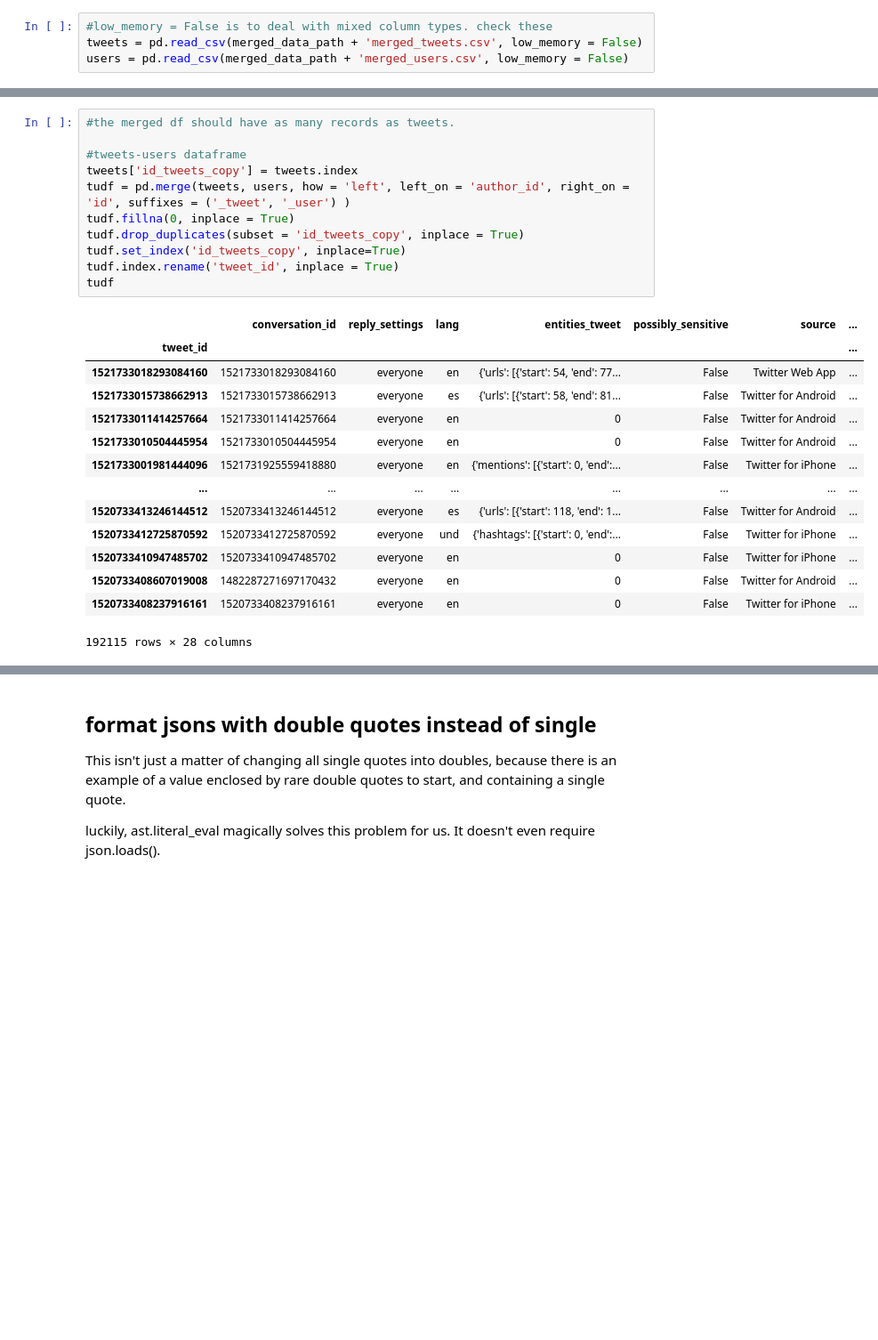
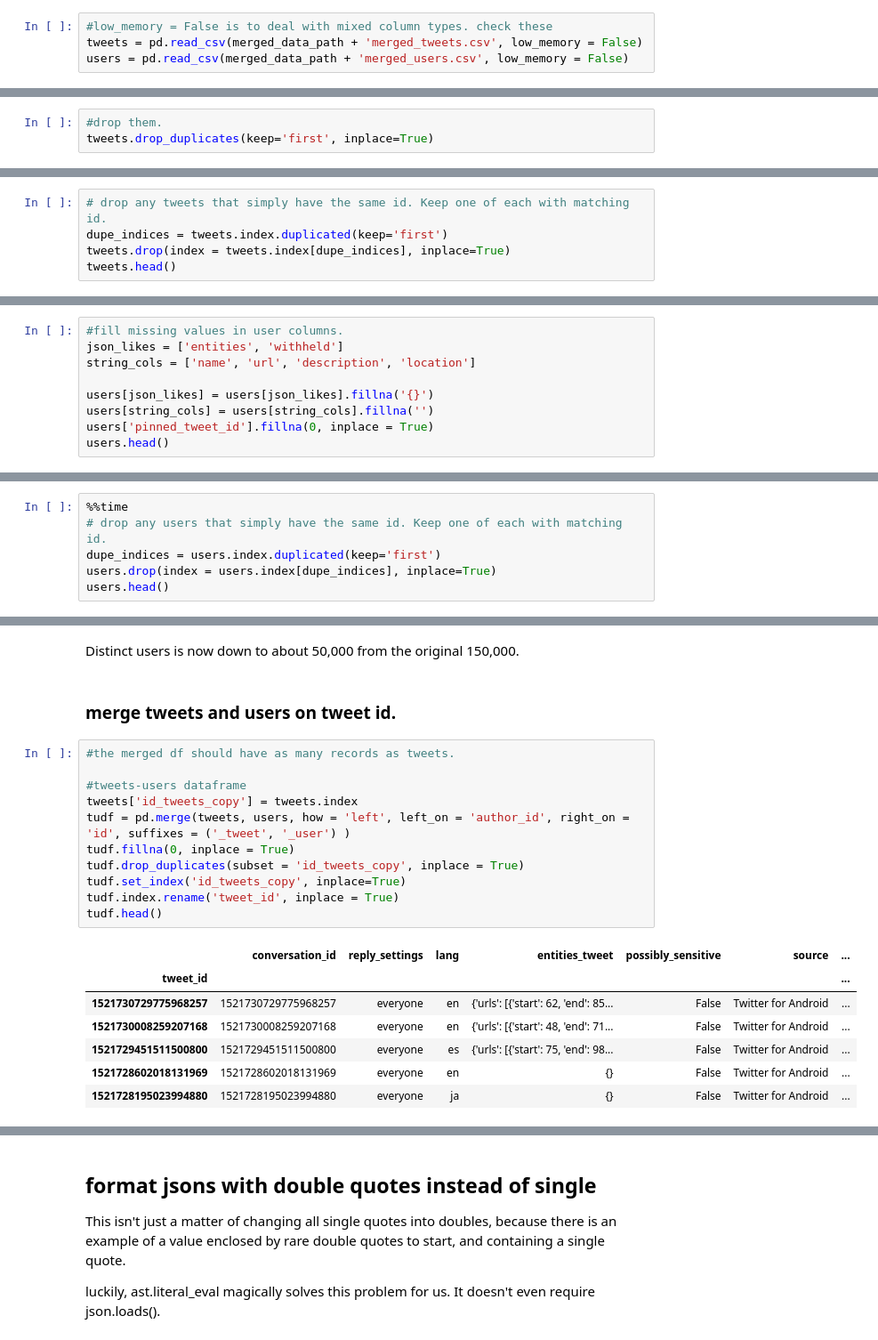
Before and after one commit to dtersegno/capstone, a Jupyter notebook: data_acquisition/4_EDA.ipynb, the cells around one changed output, grey strips where cells are left out. Shown at 89% size. Cells and saved outputs as stored; diff of their text form; blank space fills up the shorter version.

Commit message:
more json eda

```diff
--- a/data_acquisition/4_EDA.ipynb
+++ b/data_acquisition/4_EDA.ipynb
@@ -73,0 +198,3 @@ len(tweets), len(users)
+# %%
+#drop them.
+tweets.drop_duplicates(keep='first', inplace=True)
@@ -73,0 +220,5 @@ len(tweets), len(users)
+# %%
+# drop any tweets that simply have the same id. Keep one of each with matching id.
+dupe_indices = tweets.index.duplicated(keep='first')
+tweets.drop(index = tweets.index[dupe_indices], inplace=True)
+tweets.head()
@@ -73,0 +310,9 @@ len(tweets), len(users)
+# %%
+#fill missing values in user columns.
+json_likes = ['entities', 'withheld']
+string_cols = ['name', 'url', 'description', 'location']
+
+users[json_likes] = users[json_likes].fillna('{}')
+users[string_cols] = users[string_cols].fillna('')
+users['pinned_tweet_id'].fillna(0, inplace = True)
+users.head()
@@ -73,0 +348,6 @@ len(tweets), len(users)
+# %%
+%%time
+# drop any users that simply have the same id. Keep one of each with matching id.
+dupe_indices = users.index.duplicated(keep='first')
+users.drop(index = users.index[dupe_indices], inplace=True)
+users.head()
@@ -74,26 +385,23 @@ len(tweets), len(users)
+# %% [markdown]
+Distinct users is now down to about 50,000 from the original 150,000.
+# %% [markdown]
+### merge tweets and users on tweet id.
 # %%
 #the merged df should have as many records as tweets.
 
 #tweets-users dataframe
 tweets['id_tweets_copy'] = tweets.index
 tudf = pd.merge(tweets, users, how = 'left', left_on = 'author_id', right_on = 'id', suffixes = ('_tweet', '_user') )
 tudf.fillna(0, inplace = True)
 tudf.drop_duplicates(subset = 'id_tweets_copy', inplace = True)
 tudf.set_index('id_tweets_copy', inplace=True)
 tudf.index.rename('tweet_id', inplace = True)
-tudf
+tudf.head()
 # %% [output]
 |  | conversation_id | reply_settings | lang | entities_tweet | possibly_sensitive | source | ... |
 | tweet_id |  |  |  |  |  |  | ... |
-| 1521733018293084160 | 1521733018293084160 | everyone | en | {'urls': [{'start': 54, 'end': 77... | False | Twitter Web App | ... |
-| 1521733015738662913 | 1521733015738662913 | everyone | es | {'urls': [{'start': 58, 'end': 81... | False | Twitter for Android | ... |
-| 1521733011414257664 | 1521733011414257664 | everyone | en | 0 | False | Twitter for Android | ... |
-| 1521733010504445954 | 1521733010504445954 | everyone | en | 0 | False | Twitter for Android | ... |
-| 1521733001981444096 | 1521731925559418880 | everyone | en | {'mentions': [{'start': 0, 'end':... | False | Twitter for iPhone | ... |
-| ... | ... | ... | ... | ... | ... | ... | ... |
-| 1520733413246144512 | 1520733413246144512 | everyone | es | {'urls': [{'start': 118, 'end': 1... | False | Twitter for Android | ... |
-| 1520733412725870592 | 1520733412725870592 | everyone | und | {'hashtags': [{'start': 0, 'end':... | False | Twitter for iPhone | ... |
-| 1520733410947485702 | 1520733410947485702 | everyone | en | 0 | False | Twitter for iPhone | ... |
-| 1520733408607019008 | 1482287271697170432 | everyone | en | 0 | False | Twitter for Android | ... |
-| 1520733408237916161 | 1520733408237916161 | everyone | en | 0 | False | Twitter for iPhone | ... |
+| 1521730729775968257 | 1521730729775968257 | everyone | en | {'urls': [{'start': 62, 'end': 85... | False | Twitter for Android | ... |
+| 1521730008259207168 | 1521730008259207168 | everyone | en | {'urls': [{'start': 48, 'end': 71... | False | Twitter for Android | ... |
+| 1521729451511500800 | 1521729451511500800 | everyone | es | {'urls': [{'start': 75, 'end': 98... | False | Twitter for Android | ... |
+| 1521728602018131969 | 1521728602018131969 | everyone | en | {} | False | Twitter for Android | ... |
+| 1521728195023994880 | 1521728195023994880 | everyone | ja | {} | False | Twitter for Android | ... |
-192115 rows × 28 columns
```
Also changed, not shown: parts of 115 cells of this notebook.
